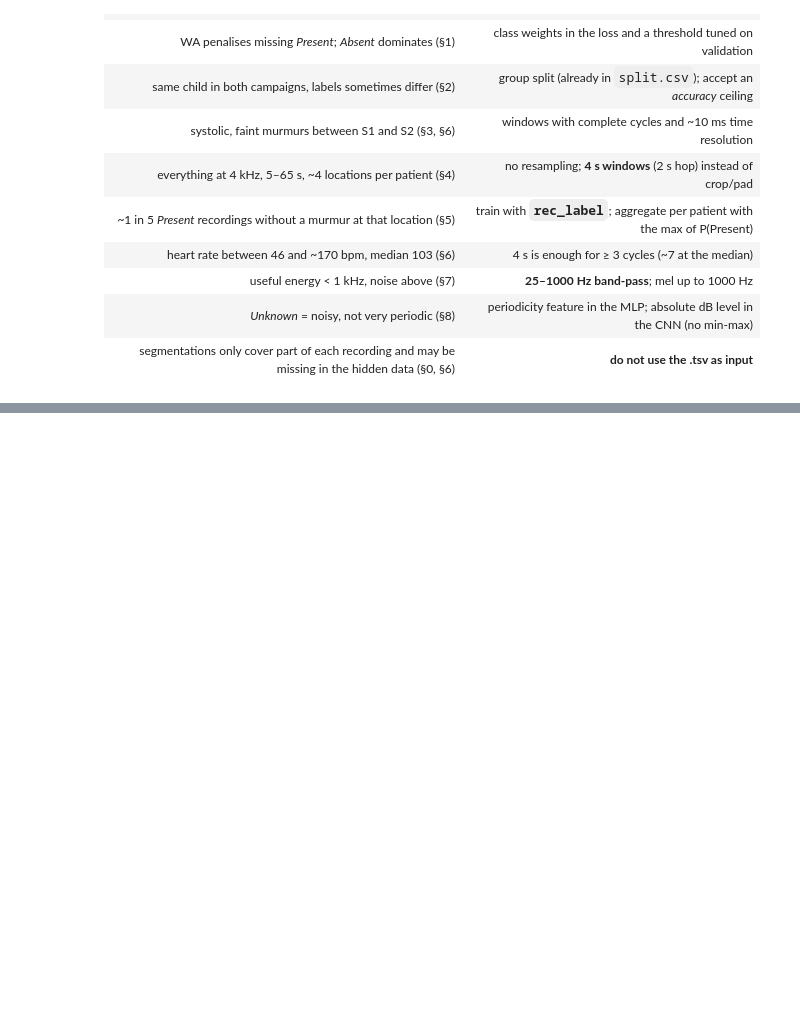
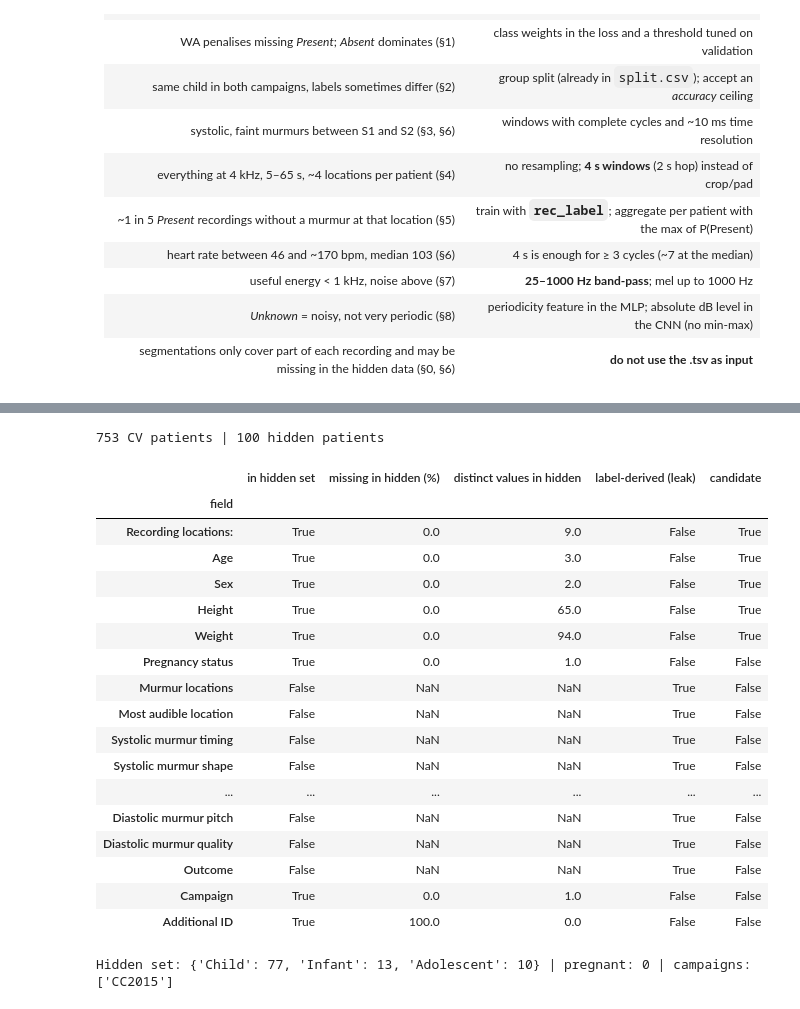
Before and after one commit to amarcos20/FCUP-DL-ML2, a Jupyter notebook: notebooks/01_eda.ipynb, the cells around one changed output, grey strips where cells are left out. Saved outputs shown, nothing was run; the diff lists cells and outputs as text; code cells hidden in the pictures; blank space fills up the shorter version.

```diff
--- a/notebooks/01_eda.ipynb
+++ b/notebooks/01_eda.ipynb
@@ -724,0 +756,53 @@ What the exploration decides:
+# %%
+# Self-contained: after the first cell of the notebook (imports, PALETTE, save), this section runs on its own.
+# Deterministic (only CSV files and statistical tests): same numbers on any machine.
+from scipy.stats import chi2_contingency, kruskal
+from src.data import load_patients, load_split, CLASSES
+from src import demographics as DM
+pat = load_patients()
+
+HIDDEN = next(p for p in [Path('../data/hidden/CirCor_test_students/test_data_participants.csv'),
+                       Path('../data/CirCor_test_students/test_data_participants.csv')] if p.exists())
+hid = pd.read_csv(HIDDEN).set_index('Patient ID')
+split = load_split()
+cv = pat.loc[split.index[split.fold >= 0].intersection(pat.index)].copy()   # CV patients only
+print(len(cv), 'CV patients |', len(hid), 'hidden patients')
+
+# 1-2. availability in the hidden set and leakage
+LEAK = ['Murmur locations', 'Most audible location', 'Systolic murmur timing', 'Systolic murmur shape',
+        'Systolic murmur grading', 'Systolic murmur pitch', 'Systolic murmur quality', 'Diastolic murmur timing',
+        'Diastolic murmur shape', 'Diastolic murmur grading', 'Diastolic murmur pitch', 'Diastolic murmur quality',
+        'Outcome']
+rows = []
+for col in pat.columns.drop('Murmur'):
+    in_h = col in hid.columns
+    rows.append({'field': col, 'in hidden set': in_h,
+                 'missing in hidden (%)': round(100 * hid[col].isna().mean(), 1) if in_h else None,
+                 'distinct values in hidden': hid[col].nunique() if in_h else None,
+                 'label-derived (leak)': col in LEAK})
+avail = pd.DataFrame(rows).set_index('field')
+avail['candidate'] = avail['in hidden set'] & ~avail['label-derived (leak)'] & (avail['distinct values in hidden'] > 1)
+display(avail)
+print('Hidden set:', hid.Age.value_counts().to_dict(), '| pregnant:', int(hid['Pregnancy status'].sum()),
+      '| campaigns:', hid.Campaign.unique().tolist())
+# %% [output]
+753 CV patients | 100 hidden patients
+|  | in hidden set | missing in hidden (%) | distinct values in hidden | label-derived (leak) | candidate |
+| field |  |  |  |  |  |
+| Recording locations: | True | 0.0 | 9.0 | False | True |
+| Age | True | 0.0 | 3.0 | False | True |
+| Sex | True | 0.0 | 2.0 | False | True |
+| Height | True | 0.0 | 65.0 | False | True |
+| Weight | True | 0.0 | 94.0 | False | True |
+| Pregnancy status | True | 0.0 | 1.0 | False | False |
+| Murmur locations | False | NaN | NaN | True | False |
+| Most audible location | False | NaN | NaN | True | False |
+| Systolic murmur timing | False | NaN | NaN | True | False |
+| Systolic murmur shape | False | NaN | NaN | True | False |
+| ... | ... | ... | ... | ... | ... |
+| Diastolic murmur pitch | False | NaN | NaN | True | False |
+| Diastolic murmur quality | False | NaN | NaN | True | False |
+| Outcome | False | NaN | NaN | True | False |
+| Campaign | True | 0.0 | 1.0 | False | False |
+| Additional ID | True | 100.0 | 0.0 | False | False |
+Hidden set: {'Child': 77, 'Infant': 13, 'Adolescent': 10} | pregnant: 0 | campaigns: ['CC2015']
```
Also changed, not shown: parts of 14 cells of this notebook, 22 other files.
